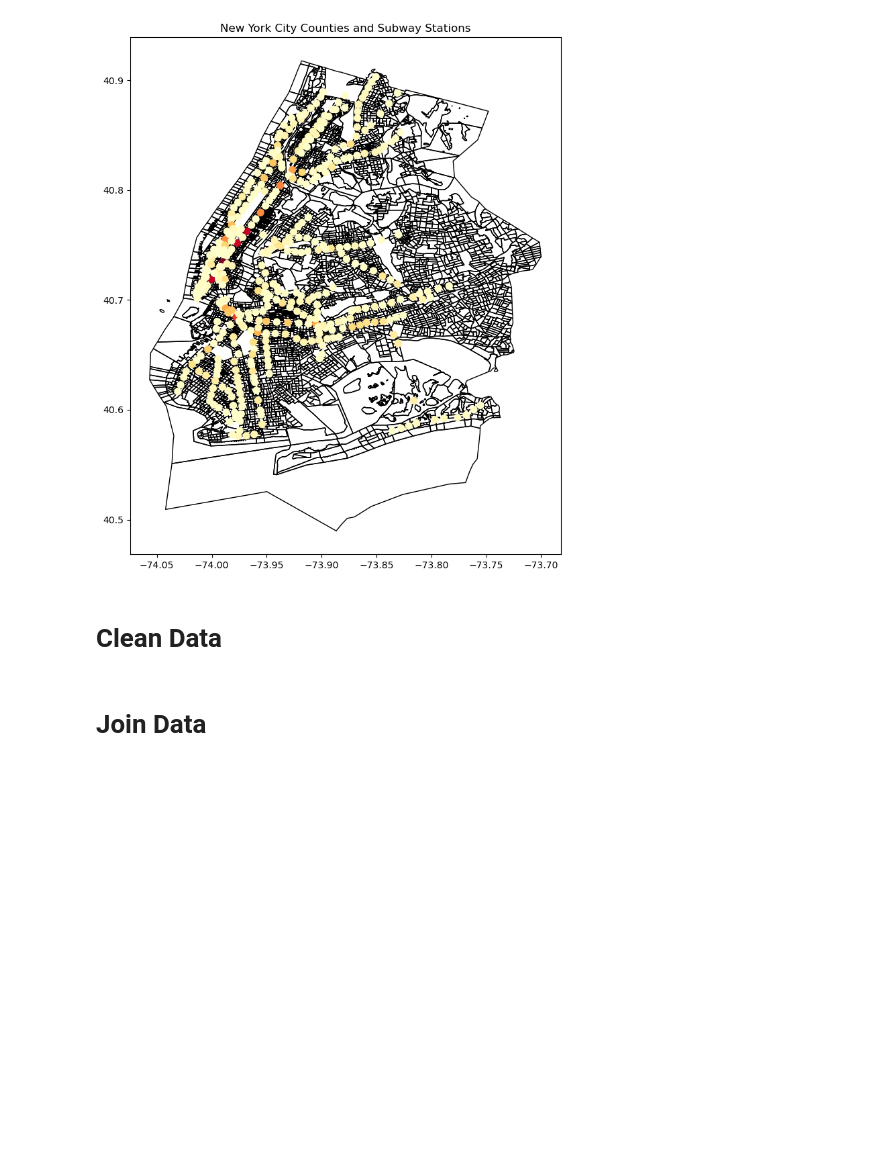
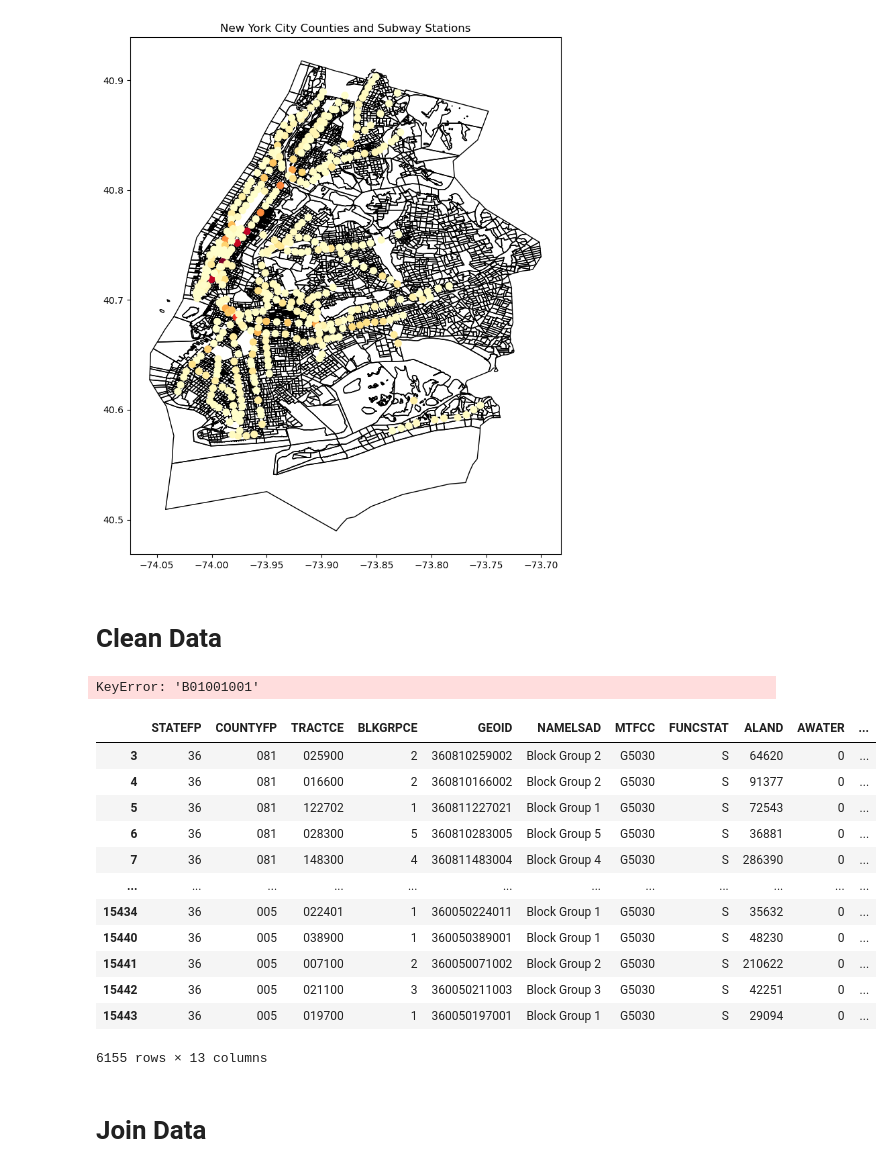
Before and after one commit to Fractate/us_transport_analysis, a Jupyter notebook: geopanda_analysis/geopanda_pipeline.ipynb, the cells around one changed output. Drawn from its saved outputs; the diff is of its cells as text; code cells hidden in the pictures; blank space fills up the shorter version.

Commit message:
added water and park filter based on population to land area density

```diff
--- a/geopanda_analysis/geopanda_pipeline.ipynb
+++ b/geopanda_analysis/geopanda_pipeline.ipynb
@@ -7,11 +15,5 @@ crs_text = "EPSG:2263"
 # %%
-import geopandas as gpd
-import urllib.request
-import zipfile
-import os
-import pandas as pd
-import matplotlib.pyplot as plt
-from matplotlib.patches import Circle
+# Retrieve Census Tiger Shapefile
 
 # Set the download URL, file name and folder path
 url = "https://www2.census.gov/geo/tiger/TIGER2019/BG/tl_2019_36_bg.zip"
@@ -35,4 +37,6 @@ gdf = gpd.read_file(os.path.join(folder_path, "tl_2019_36_bg.shp"), crs=crs_text
 # '085' for Staten Island is removed for its lack of GTFS files
 nyc_counties_fp = ['005', '047', '061', '081'] # FIPS codes for New York City counties
 nyc_gdf = gdf[gdf['COUNTYFP'].isin(nyc_counties_fp)]
+nyc_gdf = nyc_gdf.reset_index(drop=True)
+nyc_gdf['GEOID'] = nyc_gdf['GEOID'].astype('int64')
 # %%
@@ -55,6 +61,13 @@ networkx_gdf_buffered.geometry = networkx_gdf_buffered.buffer(0.03)
 
 # Convert the buffered points to a GeoDataFrame
 networkx_gdf_buffered = gpd.GeoDataFrame(networkx_gdf_buffered)
+# %%
+# Retrieve Presaved Social Explorer NYC Blockgroup data results
+
+sebg_df = pd.read_csv('./data/socialexplorer_nyc_blockgroup_data/socialexplorer_nyc_blockgroup_data.csv', header=1, delimiter=',')
+# %%
+# Join the two dataframes
+nyc_gdf = pd.merge(sebg_df, nyc_gdf, left_on='Geo_FIPS', right_on='GEOID')
 # %% [markdown]
 # Create Prelim Maps
 # %%
@@ -94,3 +105,25 @@ plt.show()
+# %%
+# TODO: Remove parks and/or water via a filter
+# nyc_gdf WHERE ALAND is greater than 0 and B01001001 / SQRT(ALAND) > 0.023
+nyc_gdf = nyc_gdf[(nyc_gdf['ALAND'] > 0) & (nyc_gdf['B01001001'] / nyc_gdf['ALAND'].apply(lambda x: pd.np.sqrt(x)) > 0.023)]
+# %% [output]
+KeyError: 'B01001001'
+# %%
+nyc_gdf
+# %% [output]
+|  | STATEFP | COUNTYFP | TRACTCE | BLKGRPCE | GEOID | NAMELSAD | MTFCC | FUNCSTAT | ALAND | AWATER | ... |
+| 3 | 36 | 081 | 025900 | 2 | 360810259002 | Block Group 2 | G5030 | S | 64620 | 0 | ... |
+| 4 | 36 | 081 | 016600 | 2 | 360810166002 | Block Group 2 | G5030 | S | 91377 | 0 | ... |
+| 5 | 36 | 081 | 122702 | 1 | 360811227021 | Block Group 1 | G5030 | S | 72543 | 0 | ... |
+| 6 | 36 | 081 | 028300 | 5 | 360810283005 | Block Group 5 | G5030 | S | 36881 | 0 | ... |
+| 7 | 36 | 081 | 148300 | 4 | 360811483004 | Block Group 4 | G5030 | S | 286390 | 0 | ... |
+| ... | ... | ... | ... | ... | ... | ... | ... | ... | ... | ... | ... |
+| 15434 | 36 | 005 | 022401 | 1 | 360050224011 | Block Group 1 | G5030 | S | 35632 | 0 | ... |
+| 15440 | 36 | 005 | 038900 | 1 | 360050389001 | Block Group 1 | G5030 | S | 48230 | 0 | ... |
+| 15441 | 36 | 005 | 007100 | 2 | 360050071002 | Block Group 2 | G5030 | S | 210622 | 0 | ... |
+| 15442 | 36 | 005 | 021100 | 3 | 360050211003 | Block Group 3 | G5030 | S | 42251 | 0 | ... |
+| 15443 | 36 | 005 | 019700 | 1 | 360050197001 | Block Group 1 | G5030 | S | 29094 | 0 | ... |
+6155 rows × 13 columns
 # %% [markdown]
 # Join Data
 # %%
```
Also changed, not shown: parts of 3 cells of this notebook.
